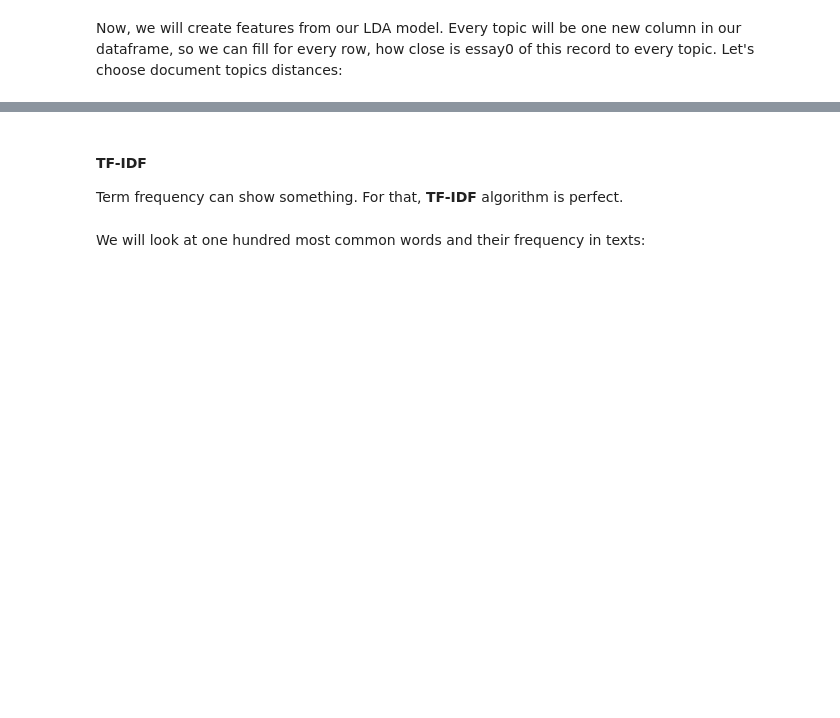
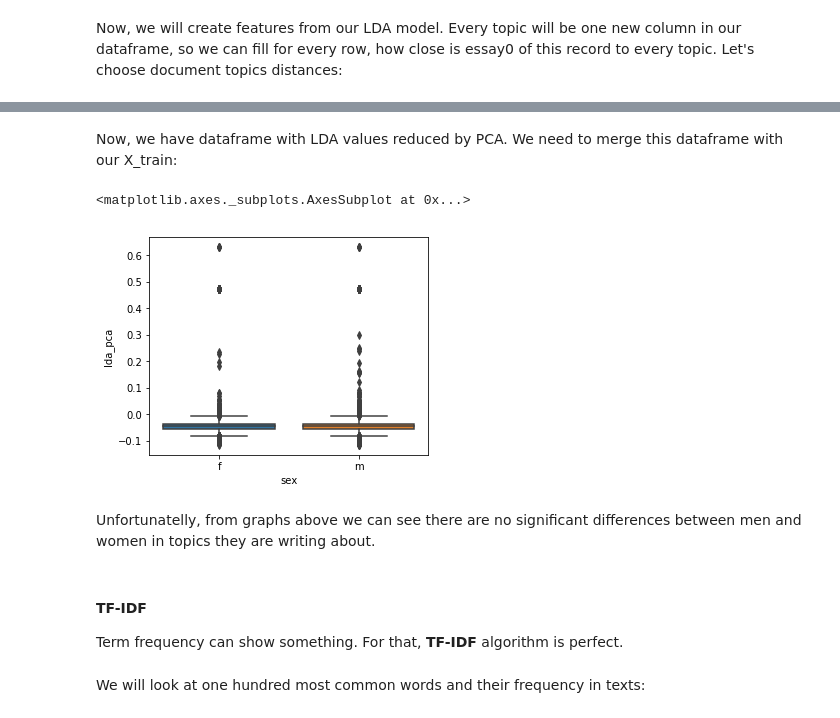
Before and after one commit to pmacinec/vos2-men-women-classification, a Jupyter notebook: projekt1_macinec.ipynb, the cells around one changed output, grey strips where cells are left out. Cells and saved outputs as stored; diff of their text form; code cells hidden in the pictures; blank space fills up the shorter version.

```diff
--- a/projekt1_macinec.ipynb
+++ b/projekt1_macinec.ipynb
@@ -754,0 +735,15 @@ array([list([(3, 0.014892012), (6, 0.03600476), (14, 0.076737605), (15, 0.256458
+# %%
+lda_matrix = [[] for x in range(len(X_train))]
+
+for index, document in enumerate(lda[corpus]):
+    for feature in range(100):
+        flag = False
+        for distance in document:
+            if feature == distance[0]:
+                lda_matrix[index].append(distance[1])
+                flag = True
+                break
+        if not flag:
+            lda_matrix[index].append(0)
+# %%
+lda_df = pd.DataFrame(lda_matrix)
@@ -754,0 +762,4 @@ array([list([(3, 0.014892012), (6, 0.03600476), (14, 0.076737605), (15, 0.256458
+# %%
+pca = PCA(n_components=1)
+pc = pca.fit_transform(lda_df)
+df_lda = pd.DataFrame(data = pc, columns = ['lda_pca'])
@@ -755,3 +775,14 @@ array([list([(3, 0.014892012), (6, 0.03600476), (14, 0.076737605), (15, 0.256458
+# %% [markdown]
+Now, we have dataframe with LDA values reduced by PCA. We need to merge this dataframe with our X_train:
+# %%
+X_train = pd.concat([X_train.reset_index(drop=True), df_lda], axis=1, sort=False)
+# %%
+sns.boxplot('sex', 'lda_pca', data=X_train)
+# %% [output]
+<matplotlib.axes._subplots.AxesSubplot at 0x...>
+[figure, added]
+# %% [markdown]
+Unfortunatelly, from graphs above we can see there are no significant differences between men and women in topics they are writing about.
 # %% [markdown]
 #### TF-IDF
 
```
Also changed, not shown: parts of 81 cells of this notebook.
